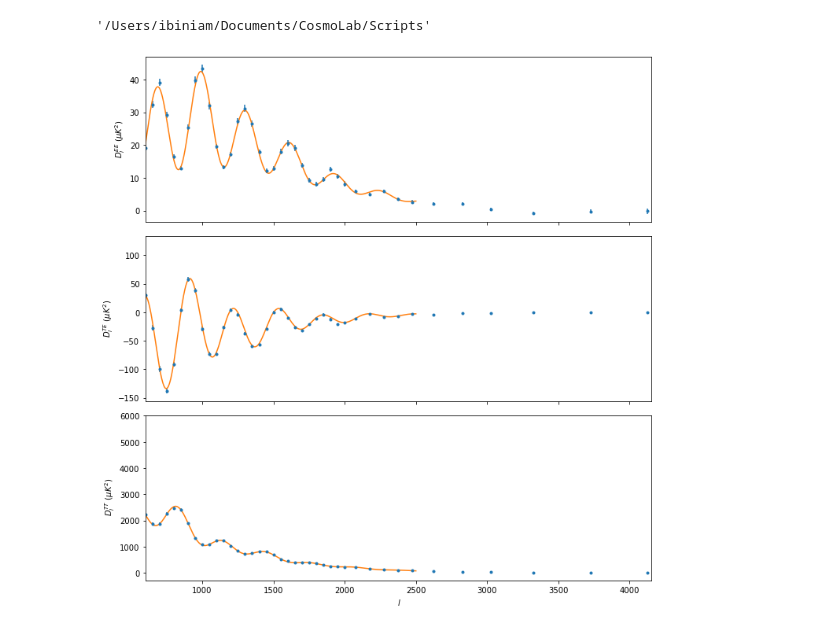
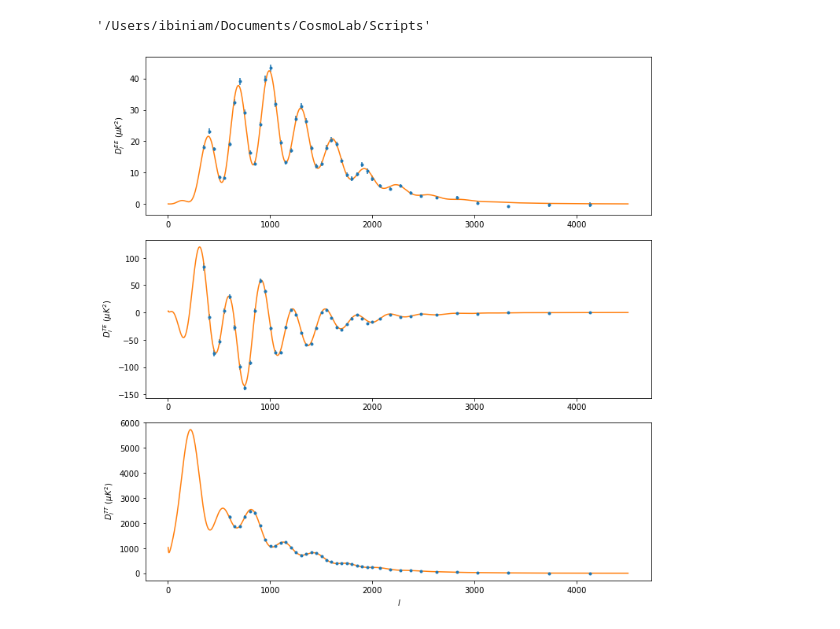
Before and after one commit to ibiniam/NSBP-2022-project, a Jupyter notebook: Scripts/DR4_CMB_readin.ipynb, the cells around one changed output. Drawn from its saved outputs; the diff is of its cells as text; code cells hidden in the pictures.

```diff
--- a/Scripts/DR4_CMB_readin.ipynb
+++ b/Scripts/DR4_CMB_readin.ipynb
@@ -25,12 +25,13 @@ DR4TT = pd.DataFrame(npTT, columns = cols) #data frame for temperature spectra
 # %%
 lEE = np.array(DR4EE["ell"]); DlEE = np.array(DR4EE["Dell"]); errEE = np.array(DR4EE["sigma(Dell)"])
 lTE = np.array(DR4TE["ell"]); DlTE = np.array(DR4TE["Dell"]); errTE = np.array(DR4TE["sigma(Dell)"])
+lTT = np.array(DR4TT["ell"]); DlTT = np.array(DR4TT["Dell"]); errTT = np.array(DR4TT["sigma(Dell)"])
 
-index = [0,1,2,3,4]
+#index = [0,1,2,3,4]
 #remove 5 extra data points in EE and TE so all arrays are the same size and easy to work with
-lEE = np.delete(lEE, index); DlEE = np.delete(DlEE, index); errEE = np.delete(errEE, index);
-lTE = np.delete(lTE, index); DlTE = np.delete(DlTE, index); errTE = np.delete(errTE, index);
-lTT = np.array(DR4TT["ell"]); DlTT = np.array(DR4TT["Dell"]); errTT = np.array(DR4TT["sigma(Dell)"])
+#lEE = np.delete(lEE, index); DlEE = np.delete(DlEE, index); errEE = np.delete(errEE, index);
+#lTE = np.delete(lTE, index); DlTE = np.delete(DlTE, index); errTE = np.delete(errTE, index);
+#lTT = np.array(DR4TT["ell"]); DlTT = np.array(DR4TT["Dell"]); errTT = np.array(DR4TT["sigma(Dell)"])
 # %%
 theory_parameters = {'output':'tCl, pCl, lCl, mPk',
                      'lensing':'yes',
@@ -45,24 +46,23 @@ cosmo = Class()
 cosmo.set(theory_parameters)
 cosmo.compute()
 # %%
-cls = cosmo.lensed_cl(2500)
+cls = cosmo.lensed_cl(4500)
 
 ll = cls['ell'][2:]
 clTT = cls['tt'][2:]
 clEE = cls['ee'][2:]
 clTE = cls['te'][2:]
 # %%
-fig, (ax1, ax2, ax3) = plt.subplots(3, 1, sharex = 'col', figsize = (10,10))
+fig, (ax1, ax2, ax3) = plt.subplots(3, 1, figsize = (10,10))
 ax1.set_ylabel('$\ D_l^{EE} \ (\mu K^2)$')
 ax1.errorbar(lEE, DlEE, yerr=errEE, marker=".", linestyle=' ') #plotting polarization data
 ax1.plot(ll, (2.7255e6**2)*clEE*ll*(ll+1)/2./np.pi)
 ax2.set_ylabel('$\ D_l^{TE} \ (\mu K^2)$')
 ax2.errorbar(lTE, DlTE, yerr=errTE, marker=".", linestyle=' ') #plotting polarization-temperature data
 ax2.plot(ll, (2.7255e6**2)*clTE*ll*(ll+1)/2./np.pi)
 ax3.set_xlabel('$\ l $'); ax3.set_ylabel('$\ D_l^{TT} \ (\mu K^2)$')
 ax3.errorbar(lTT, DlTT, yerr=errTT, marker=".", linestyle=' ') #plotting temperature data
 ax3.plot(ll, (2.7255e6**2)*clTT*ll*(ll+1)/2./np.pi)
-plt.xlim(600, 4150)
 plt.tight_layout()
 # %% [output]
-[figure, old version]
+[figure, new version]
```
Also changed, not shown: parts of 4 cells of this notebook, 1 other file.
